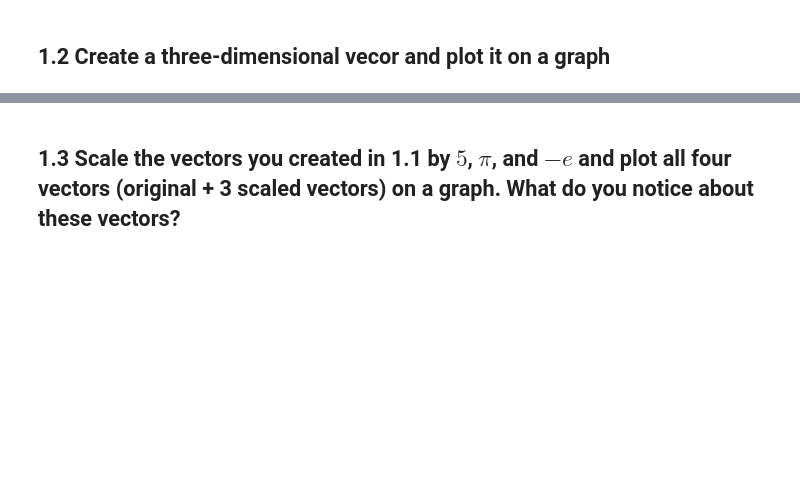
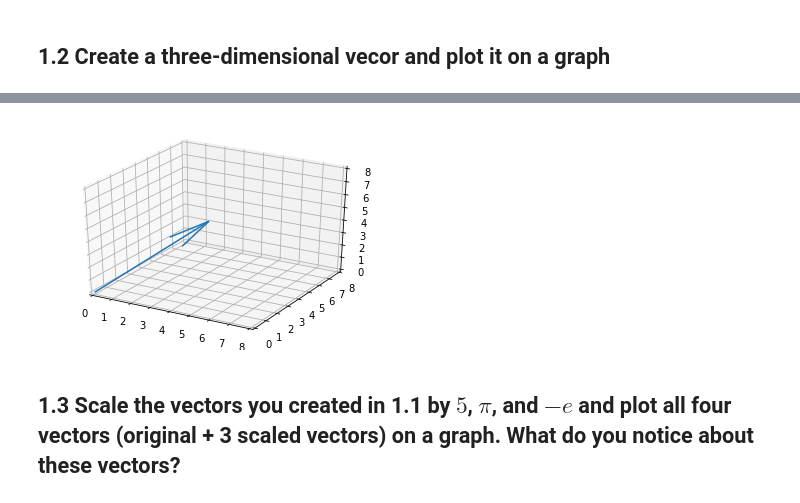
Before and after one commit to RMDircio/DS-Unit-1-Sprint-3-Linear-Algebra, a Jupyter notebook: Regina Dircio DSPT5 - Vectors and Matrices Assignment.ipynb, the cells around one changed output, grey strips where cells are left out. Saved outputs shown, nothing was run; the diff lists cells and outputs as text; code cells hidden in the pictures; blank space fills up the shorter version.

```diff
--- a/Regina Dircio DSPT5 - Vectors and Matrices Assignment.ipynb
+++ b/Regina Dircio DSPT5 - Vectors and Matrices Assignment.ipynb
@@ -75,3 +151,23 @@ plt.show()
+# %%
+# From Dan <3
+
+# indexes
+x = 0
+y = 1
+z = 2
+
+origin = [0,0,0]
+vec1 = [3,5,4]
+
+fig = plt.figure()
+ax = fig.add_subplot(111, projection='3d')
+ax.quiver(origin[x], origin[y], origin[z], vec1[x], vec1[y], vec1[z])
+ax.set_xlim(0,8)
+ax.set_ylim(0,8)
+ax.set_zlim(0,8)
+plt.show()
+# %% [output]
+[figure, added]
 # %% [markdown]
 ## 1.3 Scale the vectors you created in 1.1 by $5$, $\pi$, and $-e$ and plot all four vectors (original + 3 scaled vectors) on a graph. What do you notice about these vectors?
 # %%
```
Also changed, not shown: parts of 37 cells of this notebook.
